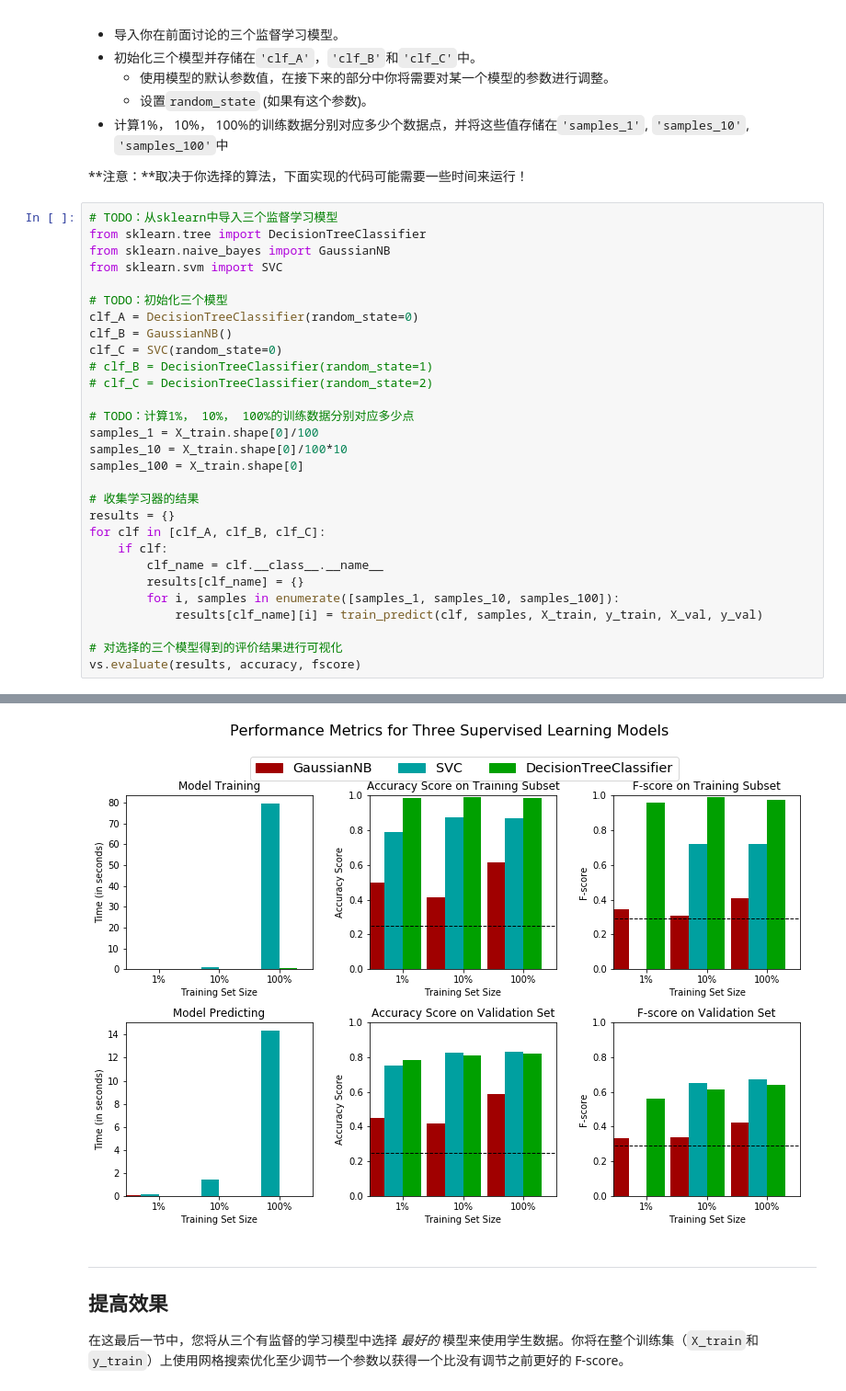
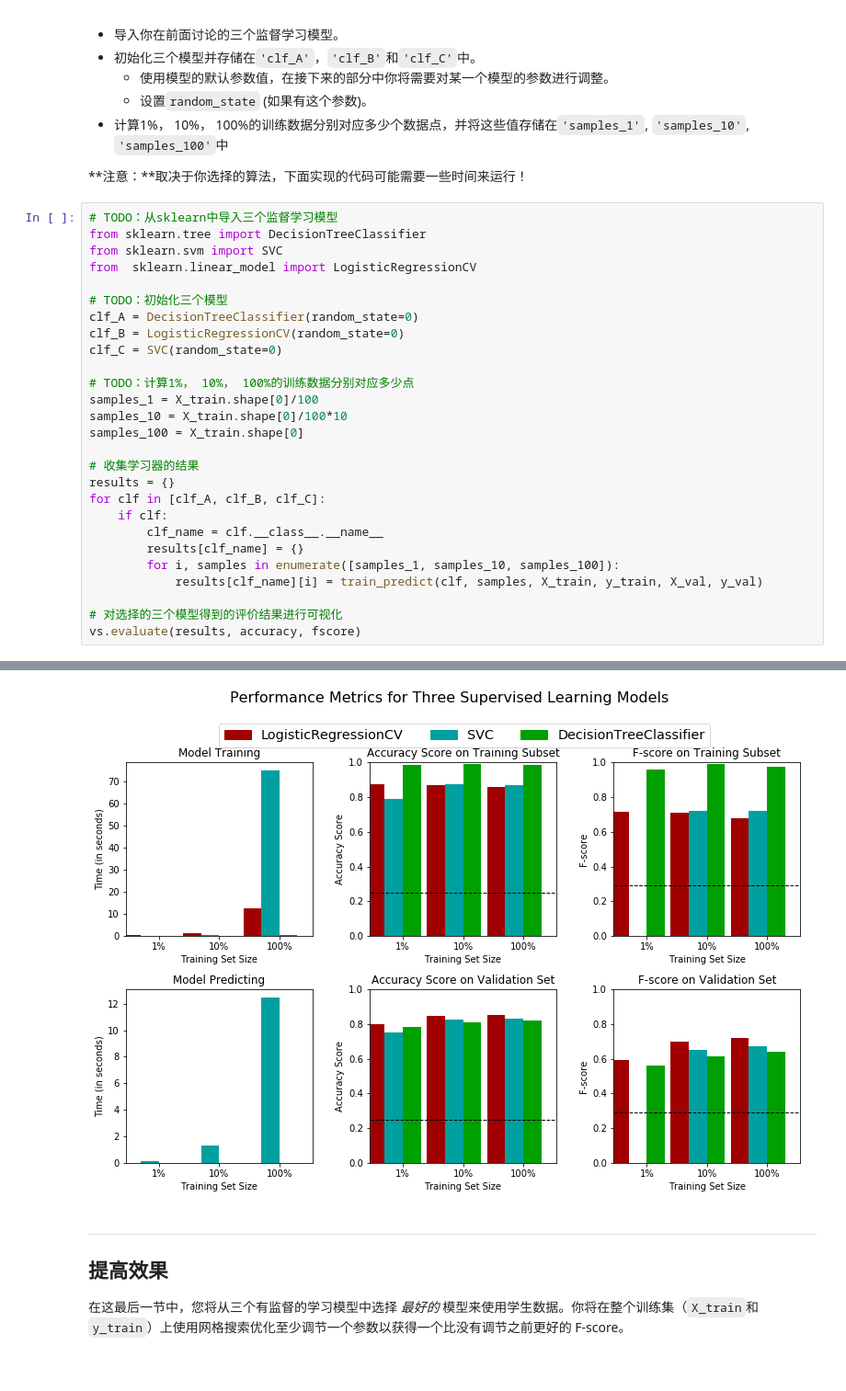
Before and after one commit to zjplus/finding_donors, a Jupyter notebook: finding_donors.ipynb, the cells around one changed output, grey strips where cells are left out. Shown at 92% size. Drawn from its saved outputs; the diff is of its cells as text.

```diff
--- a/finding_donors.ipynb
+++ b/finding_donors.ipynb
@@ -465,15 +465,13 @@ def train_predict(learner, sample_size, X_train, y_train, X_val, y_val):
 # %%
 # TODO：从sklearn中导入三个监督学习模型
 from sklearn.tree import DecisionTreeClassifier
-from sklearn.naive_bayes import GaussianNB
 from sklearn.svm import SVC
+from  sklearn.linear_model import LogisticRegressionCV
 
 # TODO：初始化三个模型
 clf_A = DecisionTreeClassifier(random_state=0)
-clf_B = GaussianNB()
+clf_B = LogisticRegressionCV(random_state=0)
 clf_C = SVC(random_state=0)
-# clf_B = DecisionTreeClassifier(random_state=1)
-# clf_C = DecisionTreeClassifier(random_state=2)
 
 # TODO：计算1%， 10%， 100%的训练数据分别对应多少点
 samples_1 = X_train.shape[0]/100
@@ -513,4 +511,4 @@ SVC trained on 28941 samples.
-[figure, old version]
+[figure, new version]
 # %% [markdown]
 ----
 ## 提高效果
```
Also changed, not shown: parts of 17 cells of this notebook.
